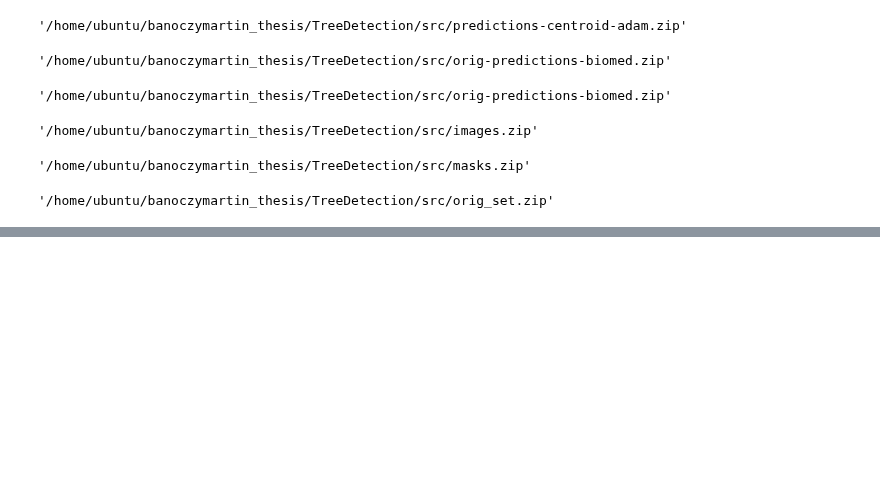
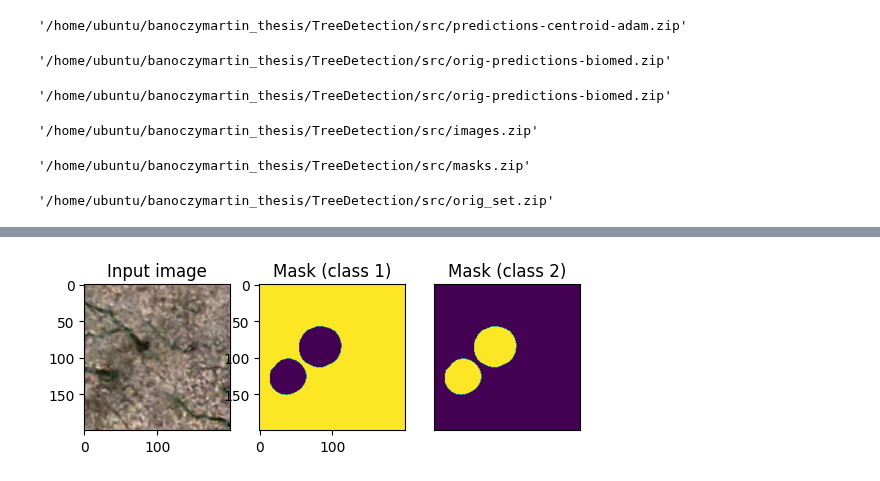
Before and after one commit to Aerial-Image-Categorization/CanopyMapping, a Jupyter notebook: src/06_prediction.ipynb, the cells around one changed output, grey strips where cells are left out. Drawn from its saved outputs; the diff is of its cells as text; code cells hidden in the pictures; blank space fills up the shorter version.

```diff
--- a/src/06_prediction.ipynb
+++ b/src/06_prediction.ipynb
@@ -263,0 +169,2 @@ from utils.imageprocessing import create_shapefile
+# %%
+model = UNetModel.from_pretrained("aerial-image-categorization/tree-detection_biomed-benchmark")
@@ -263,0 +173,13 @@ from utils.imageprocessing import create_shapefile
+# %%
+from models.biomed_UNet.predict import predict_img, plot_img_and_mask, mask_to_image
+from PIL import Image
+device = 'cpu'#torch.device('cuda' if torch.cuda.is_available() else 'cpu')
+img = Image.open(filename)
+mask = predict_img(net=model,
+                   full_img=img,
+                   scale_factor=1,
+                   out_threshold=0.9,
+                   device=device)
+plot_img_and_mask(img, mask)
+# %% [output]
+[figure, added]
```
Also changed, not shown: parts of 23 cells of this notebook, 2 other files.
